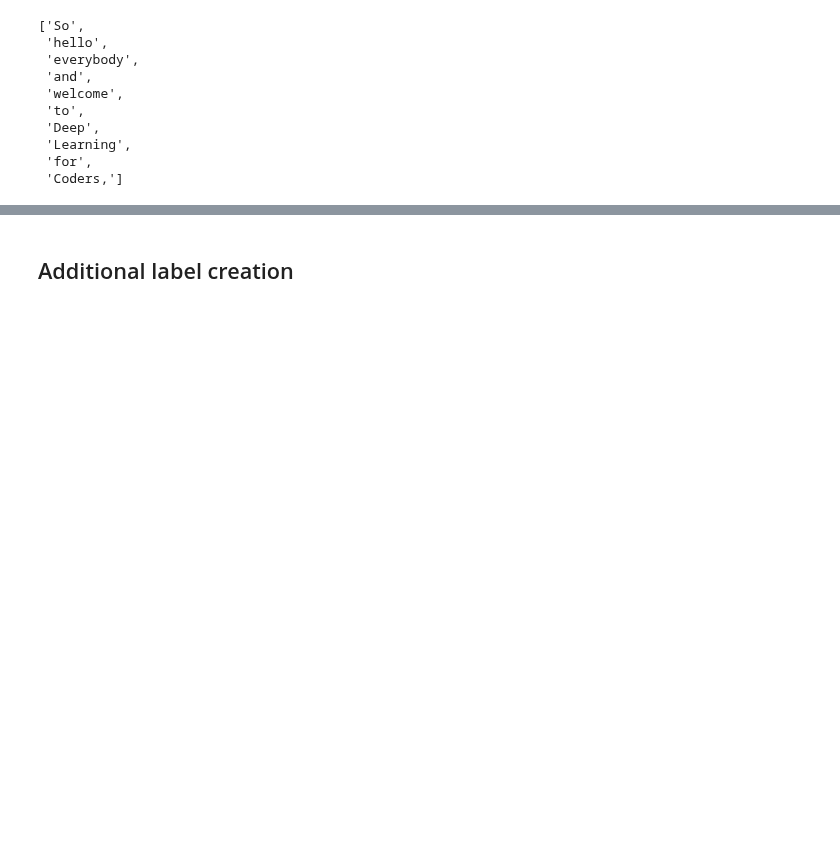
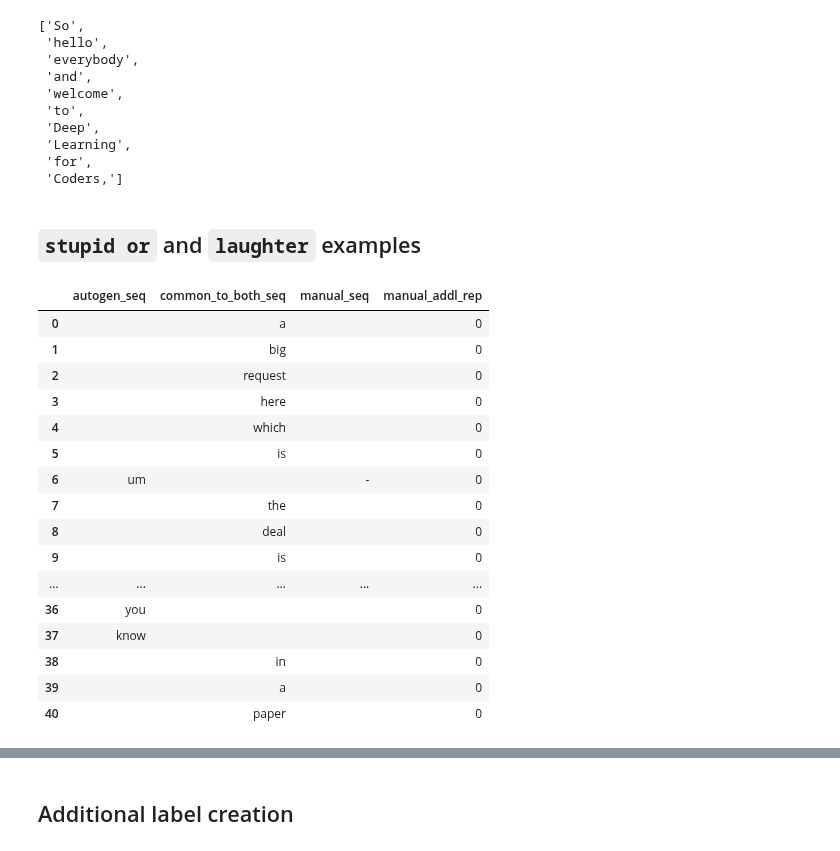
Before and after one commit to 2dot71mily/youtube_captions_corrections, a Jupyter notebook: notebooks/demo_checkout_data_and_new_label_creation.ipynb, the cells around one changed output, grey strips where cells are left out. Cells and saved outputs as stored; diff of their text form; code cells hidden in the pictures; blank space fills up the shorter version.

Commit message:
more examples in demo jupyter file

```diff
--- a/notebooks/checkout_data_and_new_label_creation.ipynb
+++ b/notebooks/demo_checkout_data_and_new_label_creation.ipynb
@@ -156,3 +201,45 @@ manual_recon[:10]
  'Learning',
  'for',
  'Coders,']
+# %% [markdown]
+## `stupid or` and `laughter` examples
+# %%
+def get_snippet(example_col, idx, range):
+    return example_col[idx-range:idx+range+1]
+# %%
+def get_first_snippet(example, search_term, col='autogen_seq', range=20):
+    idxs = np.where(np.array(example[col]) == search_term)
+    if len(idxs)<1:
+        return
+    idx=idxs[0].item()
+    return example.apply(get_snippet, args=(idx, range))
+# %%
+example = transcripts.loc['_QUEXsHfsA0']
+col_names = ['autogen_seq', 'common_to_both_seq',  'manual_seq', 'manual_addl_rep']
+# %%
+snippet = get_first_snippet(example, search_term='stupid')
+# %%
+pd.DataFrame([snippet.autogen_seq,
+              snippet.common_to_both_seq,
+              snippet.manual_seq,
+              snippet.manual_addl_rep,
+             ],
+             index=col_names).transpose()
+# %% [output]
+|  | autogen_seq | common_to_both_seq | manual_seq | manual_addl_rep |
+| 0 |  | a |  | 0 |
+| 1 |  | big |  | 0 |
+| 2 |  | request |  | 0 |
+| 3 |  | here |  | 0 |
+| 4 |  | which |  | 0 |
+| 5 |  | is |  | 0 |
+| 6 | um |  | - | 0 |
+| 7 |  | the |  | 0 |
+| 8 |  | deal |  | 0 |
+| 9 |  | is |  | 0 |
+| ... | ... | ... | ... | ... |
+| 36 | you |  |  | 0 |
+| 37 | know |  |  | 0 |
+| 38 |  | in |  | 0 |
+| 39 |  | a |  | 0 |
+| 40 |  | paper |  | 0 |
```
Also changed, not shown: parts of 12 cells of this notebook.
